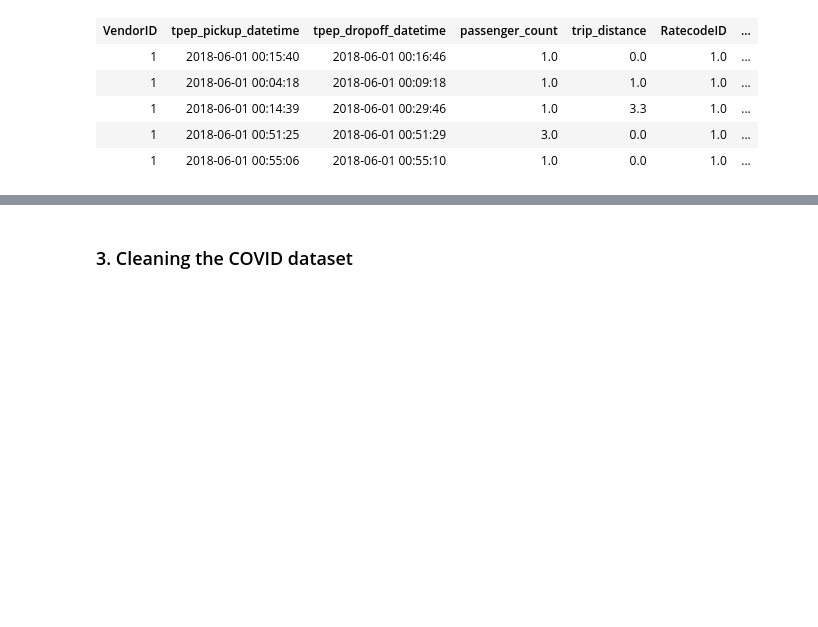
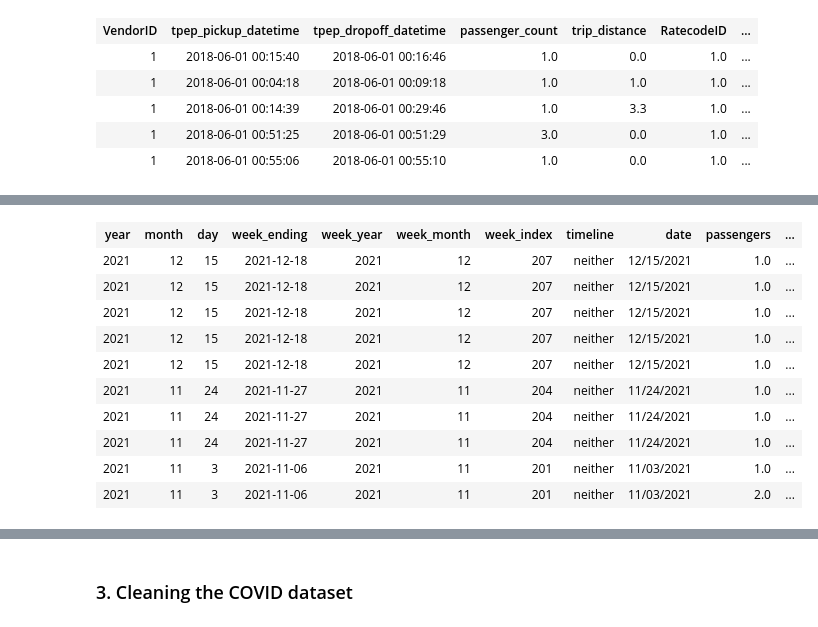
Before and after one commit to MAST30034-Applied-Data-Science/mast30034-project-1-DigitalData, a Jupyter notebook: notebooks/preprocessing_part_1_cleaning.ipynb, the cells around one changed output, grey strips where cells are left out. Saved outputs shown, nothing was run; the diff lists cells and outputs as text; code cells hidden in the pictures; blank space fills up the shorter version.

Commit message:
report: preprocessing section practically done
Refocused to specifically analyze trip distance and passenger counts.

```diff
--- a/notebooks/preprocessing_part_1_cleaning.ipynb
+++ b/notebooks/preprocessing_part_1_cleaning.ipynb
@@ -249,6 +259,5 @@ tlc_df = tlc_df.where(
     (F.col('mph') <= 65)
 )
 # %%
-if INTERMEDIATE_OUTPUTS:
-    # this one is time instensive
-    print(tlc_df.sort('trip_distance', ascending = False).limit(5))
+# this one is time instensive
+tlc_df.sort('trip_distance', ascending = False).limit(5)
@@ -287,6 +303,4 @@ tlc_df = ch.perform_cleaning(tlc_df, mmwr_weeks_df, TLC_KEEP_COLUMNS,
 # next, filter out trips which do not start and/or end within the 5 boroughs
 tlc_df = ch.extract_borough_name(tlc_df, zones_df,  'pu')
 tlc_df = ch.extract_borough_name(tlc_df, zones_df,  'do')
-
-if INTERMEDIATE_OUTPUTS:
-    print(tlc_df.sort('trip_distance', ascending=False).limit(5))
+tlc_df.sort('trip_distance', ascending=False).limit(5)
@@ -296,4 +314,15 @@ if INTERMEDIATE_OUTPUTS:
 # %%
-if INTERMEDIATE_OUTPUTS:
-    print(tlc_df.sort('week_index', ascending = False).limit(10))
+tlc_df.sort('week_index', ascending = False).limit(10)
+# %% [output]
+| year | month | day | week_ending | week_year | week_month | week_index | timeline | date | passengers | ... |
+| 2021 | 12 | 15 | 2021-12-18 | 2021 | 12 | 207 | neither | 12/15/2021 | 1.0 | ... |
+| 2021 | 12 | 15 | 2021-12-18 | 2021 | 12 | 207 | neither | 12/15/2021 | 1.0 | ... |
+| 2021 | 12 | 15 | 2021-12-18 | 2021 | 12 | 207 | neither | 12/15/2021 | 1.0 | ... |
+| 2021 | 12 | 15 | 2021-12-18 | 2021 | 12 | 207 | neither | 12/15/2021 | 1.0 | ... |
+| 2021 | 12 | 15 | 2021-12-18 | 2021 | 12 | 207 | neither | 12/15/2021 | 1.0 | ... |
+| 2021 | 11 | 24 | 2021-11-27 | 2021 | 11 | 204 | neither | 11/24/2021 | 1.0 | ... |
+| 2021 | 11 | 24 | 2021-11-27 | 2021 | 11 | 204 | neither | 11/24/2021 | 1.0 | ... |
+| 2021 | 11 | 24 | 2021-11-27 | 2021 | 11 | 204 | neither | 11/24/2021 | 1.0 | ... |
+| 2021 | 11 | 3 | 2021-11-06 | 2021 | 11 | 201 | neither | 11/03/2021 | 1.0 | ... |
+| 2021 | 11 | 3 | 2021-11-06 | 2021 | 11 | 201 | neither | 11/03/2021 | 2.0 | ... |
 # %%
```
Also changed, not shown: parts of 18 cells of this notebook, 13 other files.
